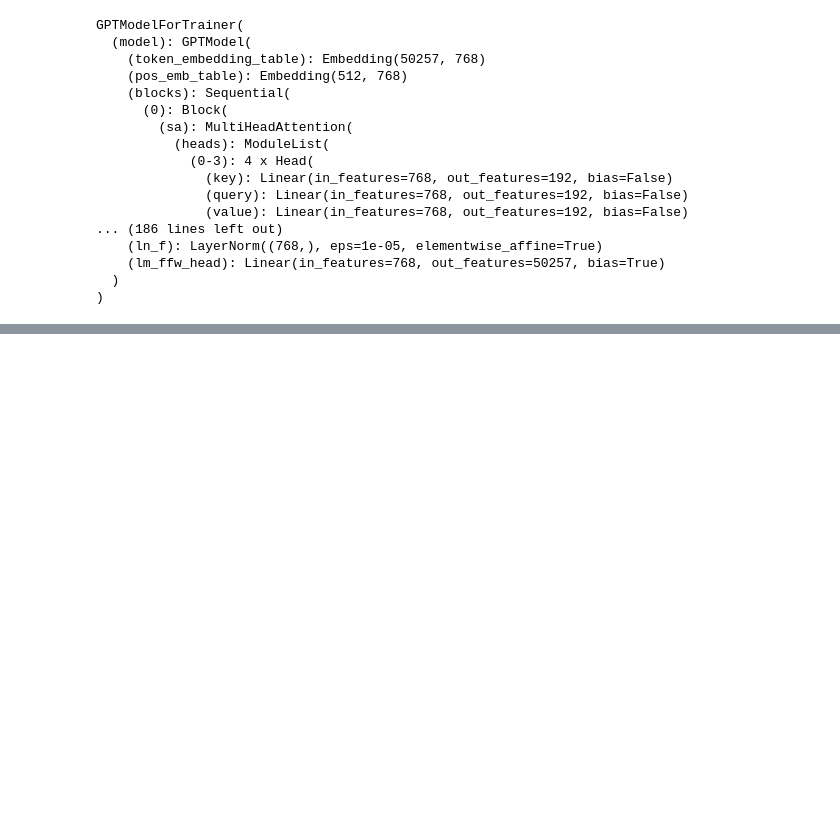
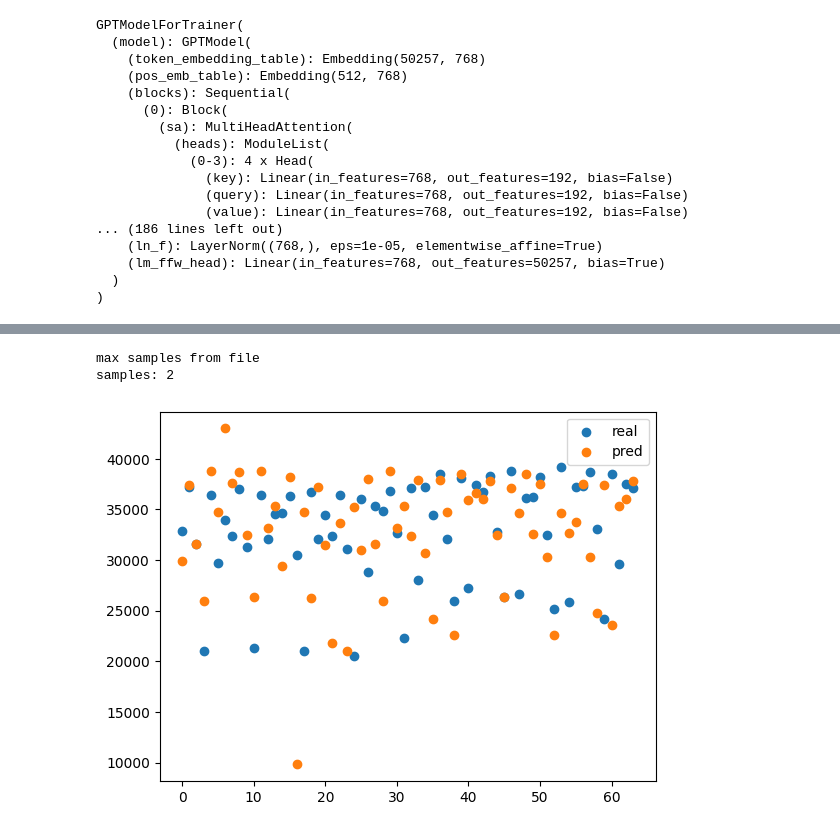
Before and after one commit to JoeyShapiro/GPT-Scratch-TimeSeries, a Jupyter notebook: gpt-timeseries.ipynb, the cells around one changed output, grey strips where cells are left out. Saved outputs shown, nothing was run; the diff lists cells and outputs as text; code cells hidden in the pictures; blank space fills up the shorter version.

Commit message:
added duration tests

```diff
--- a/gpt-timeseries.ipynb
+++ b/gpt-timeseries.ipynb
@@ -632,0 +628,17 @@ tensor(99.8889)
+# %%
+test_dataset = GPTDataset(window=block_size+64, samples_per_file=1)
+
+output = model_for_trainer.generate(
+    test_dataset[0]['input_ids'][:block_size].unsqueeze(0),
+    max_new_tokens=64,
+)
+
+# create scatter plot
+plt.scatter(range(64), test_dataset[0]['labels'][-64:], label='real')
+plt.scatter(range(64), output[0][block_size:], label='pred')
+plt.legend()
+plt.show()
+# %% [output]
+max samples from file
+samples: 2
+[figure, added]
```
Also changed, not shown: parts of 5 cells of this notebook.
